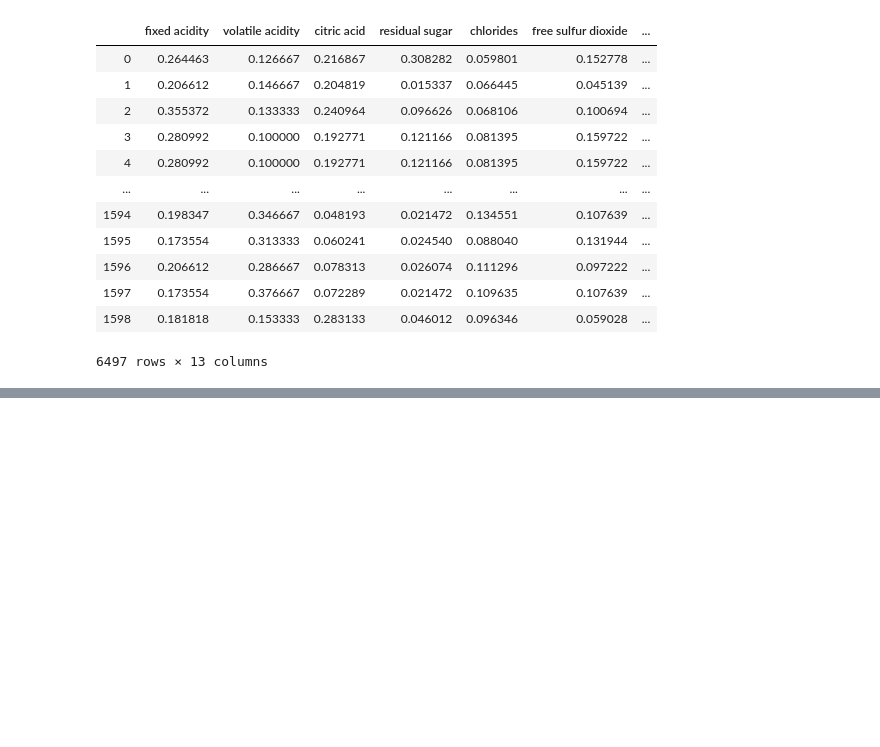
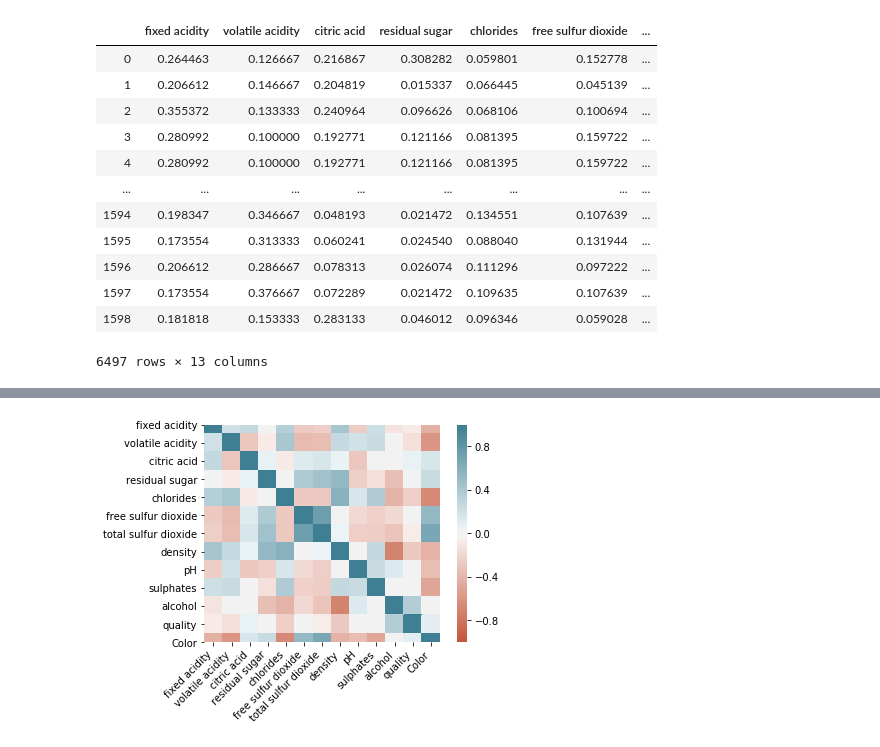
Before and after one commit to UtkarshaVidhale/Wine_Quality_Analysis, a Jupyter notebook: Wine_quality_data.ipynb, the cells around one changed output, grey strips where cells are left out. Drawn from its saved outputs; the diff is of its cells as text; code cells hidden in the pictures; blank space fills up the shorter version.

```diff
--- a/Wine_quality_data.ipynb
+++ b/Wine_quality_data.ipynb
@@ -173,0 +198,16 @@ merge_data
+# %%
+import seaborn as sns
+corr=merge_data.corr(method='spearman')
+ax = sns.heatmap(
+    corr,
+    vmin=-1, vmax=1, center=0,
+    cmap=sns.diverging_palette(20, 220, n=200),
+    square=True
+)
+ax.set_xticklabels(
+    ax.get_xticklabels(),
+    rotation=45,
+    horizontalalignment='right'
+);
+# %% [output]
+[figure, added]
```
Also changed, not shown: parts of 4 cells of this notebook.
